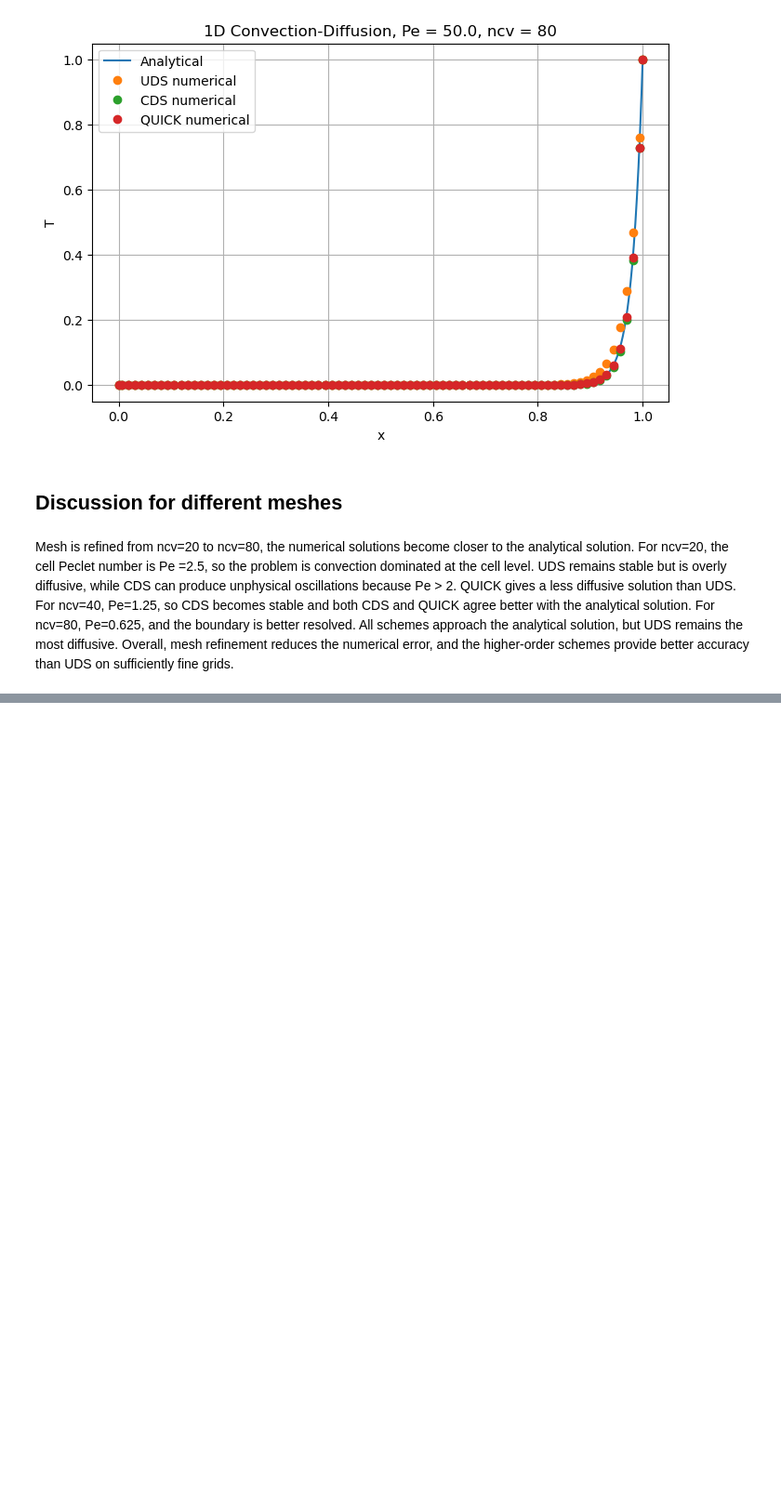
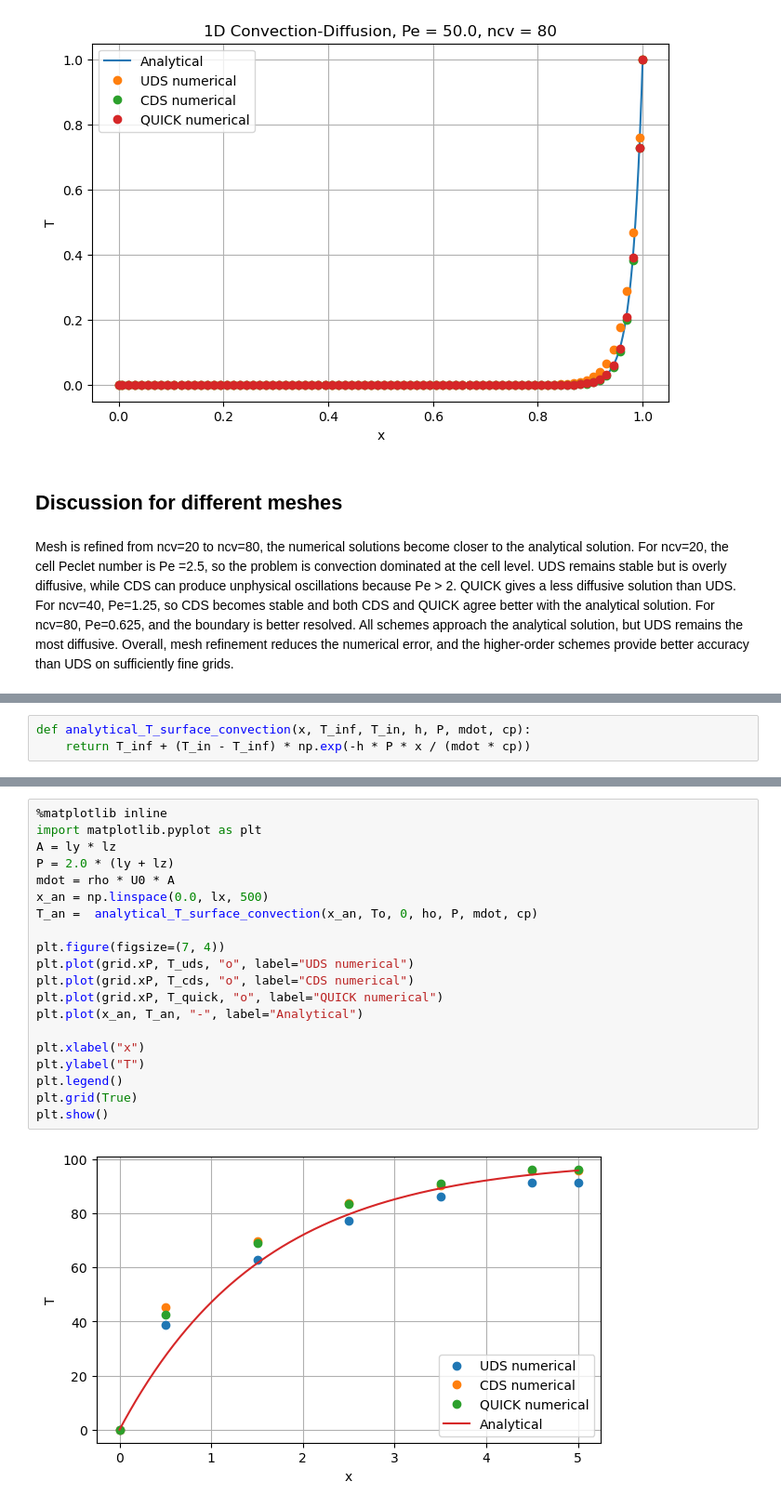
Before and after one commit to Zichen-F/9710_assignments, a Jupyter notebook: Assignment/Assignment3-zfan68.ipynb, the cells around one changed output, grey strips where cells are left out. Shown at 93% size. Cells and saved outputs as stored; diff of their text form; blank space fills up the shorter version.

```diff
--- a/Assignment/Assignment3-zfan68.ipynb
+++ b/Assignment/Assignment3-zfan68.ipynb
@@ -688,3 +688,6 @@ To solve this problem, start with 5 equal-length control volumes, initialize the
 3. Reverse the flow direction and the boundary conditions re-run parts (1) and (2).  Show plots of $T$ vs. $x$.  Make sure you use appropriate values for $\alpha_e$ on the boundaries.  Your solutions should be the same as those from parts (1) and (2), except opposite.
 
 Based on your results for this problem, make a general statement about how $\alpha_e$ should be set on the boundaries and why.
+# %%
+def analytical_T_surface_convection(x, T_inf, T_in, h, P, mdot, cp):
+    return T_inf + (T_in - T_inf) * np.exp(-h * P * x / (mdot * cp))
@@ -690,0 +883,22 @@ Based on your results for this problem, make a general statement about how $\alp
+# %%
+%matplotlib inline
+import matplotlib.pyplot as plt
+A = ly * lz
+P = 2.0 * (ly + lz)
+mdot = rho * U0 * A
+x_an = np.linspace(0.0, lx, 500)
+T_an =  analytical_T_surface_convection(x_an, To, 0, ho, P, mdot, cp)
+
+plt.figure(figsize=(7, 4))
+plt.plot(grid.xP, T_uds, "o", label="UDS numerical")
+plt.plot(grid.xP, T_cds, "o", label="CDS numerical")
+plt.plot(grid.xP, T_quick, "o", label="QUICK numerical")
+plt.plot(x_an, T_an, "-", label="Analytical")
+
+plt.xlabel("x")
+plt.ylabel("T")
+plt.legend()
+plt.grid(True)
+plt.show()
+# %% [output]
+[figure, added]
```
Also changed, not shown: parts of 1 cell of this notebook.
